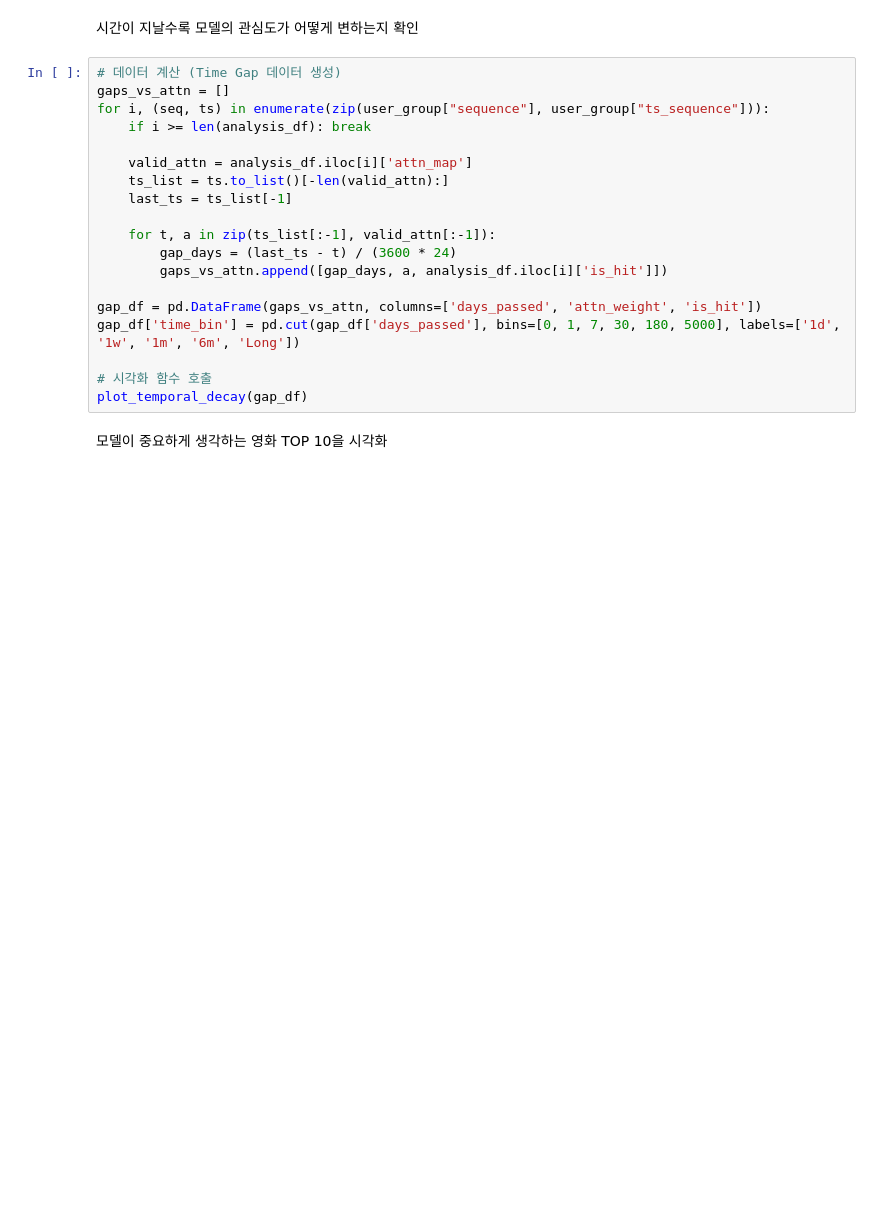
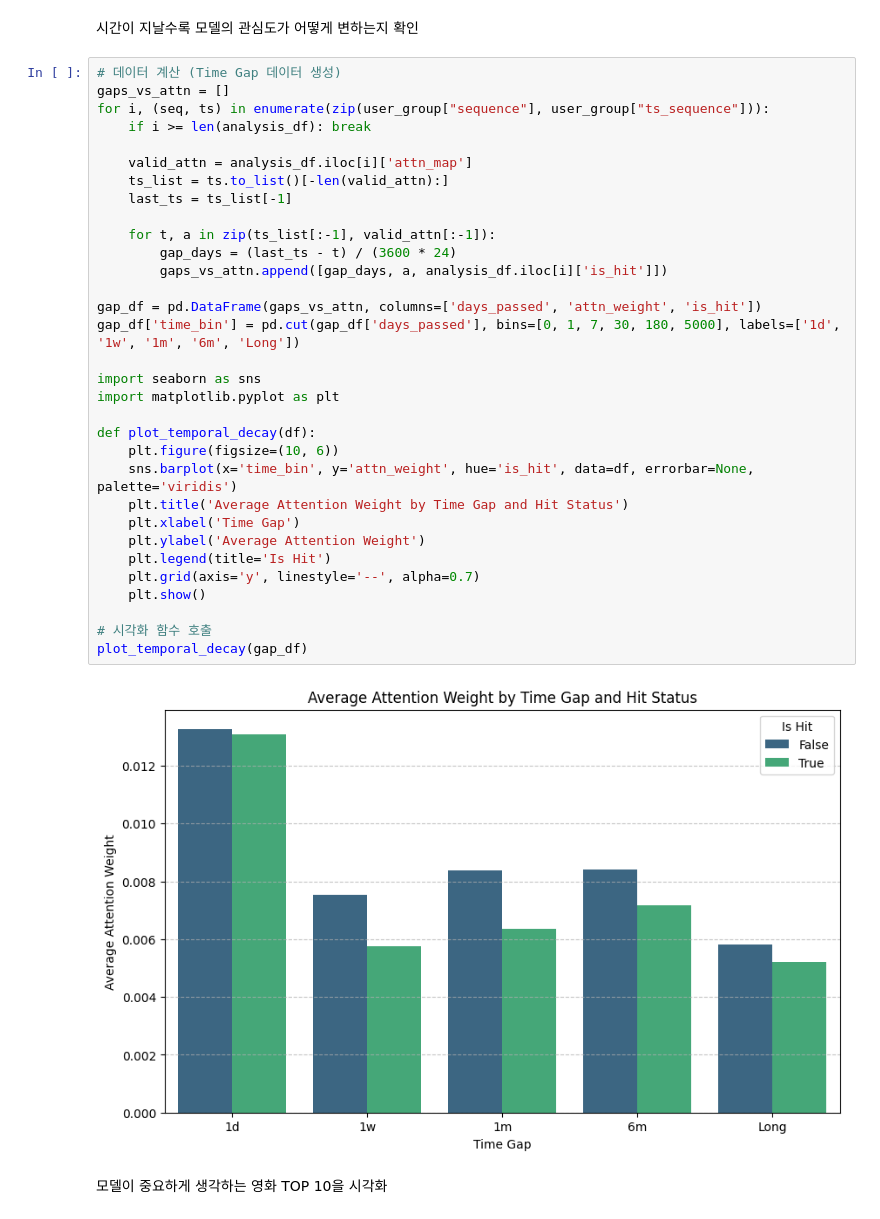
Before and after one commit to shoh0806/Capstone_Design, a Jupyter notebook: Bert4Rec_model.ipynb, the cells around one changed output. Cells and saved outputs as stored; diff of their text form; blank space fills up the shorter version.

```diff
--- a/Bert4Rec_model.ipynb
+++ b/Bert4Rec_model.ipynb
@@ -817,22 +930,37 @@ plot_popularity_bias(analysis_df)
 # %%
 # 데이터 계산 (Time Gap 데이터 생성)
 gaps_vs_attn = []
 for i, (seq, ts) in enumerate(zip(user_group["sequence"], user_group["ts_sequence"])):
     if i >= len(analysis_df): break
 
     valid_attn = analysis_df.iloc[i]['attn_map']
     ts_list = ts.to_list()[-len(valid_attn):]
     last_ts = ts_list[-1]
 
     for t, a in zip(ts_list[:-1], valid_attn[:-1]):
         gap_days = (last_ts - t) / (3600 * 24)
         gaps_vs_attn.append([gap_days, a, analysis_df.iloc[i]['is_hit']])
 
 gap_df = pd.DataFrame(gaps_vs_attn, columns=['days_passed', 'attn_weight', 'is_hit'])
 gap_df['time_bin'] = pd.cut(gap_df['days_passed'], bins=[0, 1, 7, 30, 180, 5000], labels=['1d', '1w', '1m', '6m', 'Long'])
 
+import seaborn as sns
+import matplotlib.pyplot as plt
+
+def plot_temporal_decay(df):
+    plt.figure(figsize=(10, 6))
+    sns.barplot(x='time_bin', y='attn_weight', hue='is_hit', data=df, errorbar=None, palette='viridis')
+    plt.title('Average Attention Weight by Time Gap and Hit Status')
+    plt.xlabel('Time Gap')
+    plt.ylabel('Average Attention Weight')
+    plt.legend(title='Is Hit')
+    plt.grid(axis='y', linestyle='--', alpha=0.7)
+    plt.show()
+
 # 시각화 함수 호출
 plot_temporal_decay(gap_df)
+# %% [output]
+[figure, added]
 # %% [markdown]
 모델이 중요하게 생각하는 영화 TOP 10을 시각화
 # %%
```
Also changed, not shown: parts of 26 cells of this notebook.
